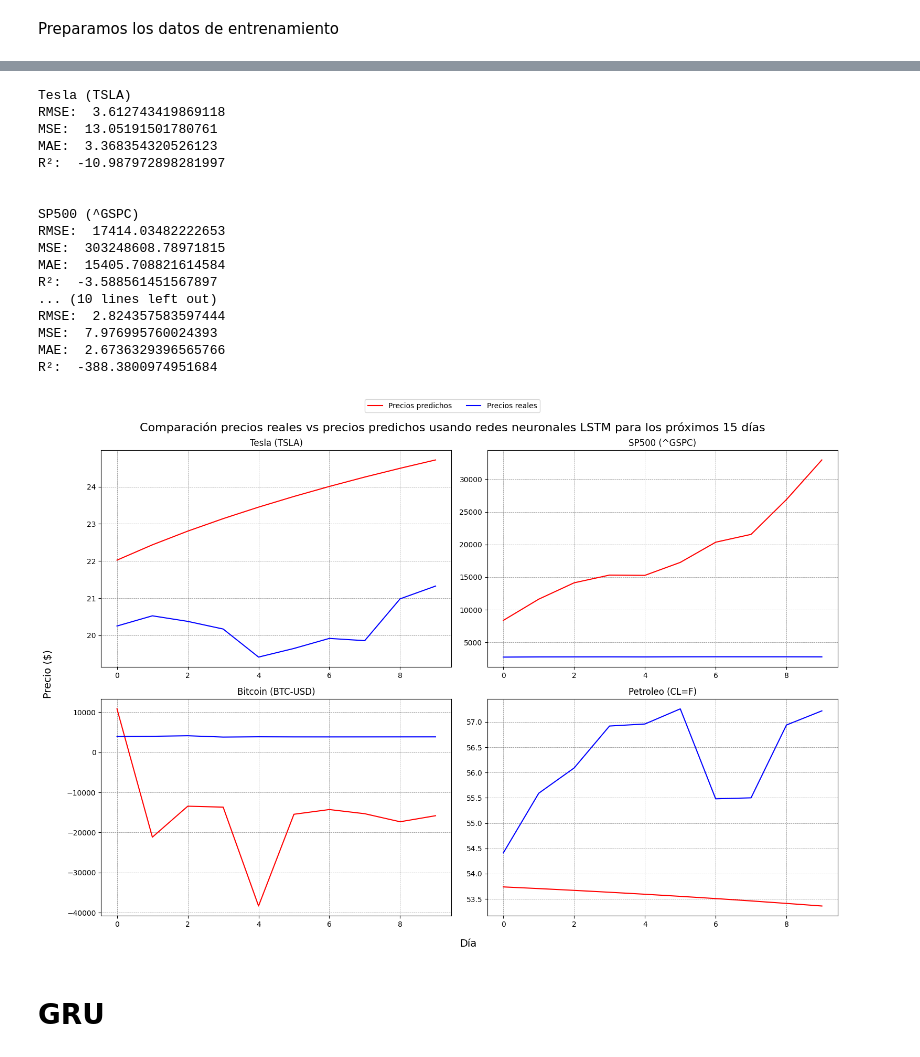
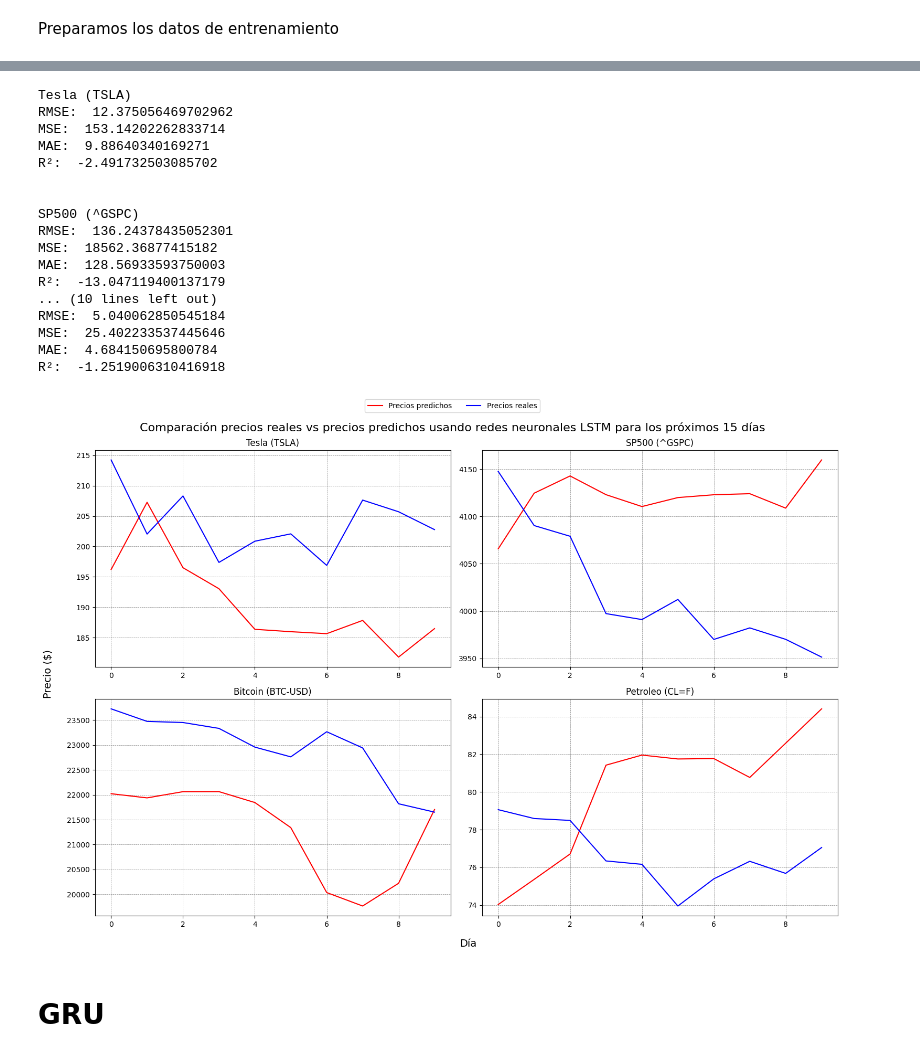
Before and after one commit to samuelvaler/TFM-PRICE-PREDICTION, a Jupyter notebook: Predicciones_2019/TFM_2010_2019.ipynb, the cells around one changed output, grey strips where cells are left out. Cells and saved outputs as stored; diff of their text form; code cells hidden in the pictures.

```diff
--- a/Predicciones_2019/TFM_2010_2019.ipynb
+++ b/Predicciones_2019/TFM_2010_2019.ipynb
@@ -28,9 +28,9 @@ from keras.wrappers.scikit_learn import KerasRegressor
 Definimos las fechas de inicio y fin de train y test
 # %%
 fecha_inicio_train = '2010-01-01'
-fecha_fin_train = '2019-01-01'
-fecha_inicio_test = '2019-01-02'
-fecha_fin_test = '2019-06-01'
+fecha_fin_train = '2023-01-01'
+fecha_inicio_test = '2023-01-02'
+fecha_fin_test = '2023-05-01'
 # %% [markdown]
 Obtenemos los datos de train
 # %%
@@ -620,7 +608,7 @@ Preparamos los datos de entrenamiento
 # Número de pasos de tiempo en cada ventana
 pasos_tesla = 30
 pasos_sp500 = 30
-pasos_bitcoin = 50
+pasos_bitcoin = 30
 pasos_petroleo = 30
 
 # Creamos los dataframes
@@ -643,7 +631,9 @@ y_petroleo_t, x_petroleo_t = create_time_series_dataset(datos_petroleo_test, pas
 # %%
 def create_lstm(units, activation):
     model = Sequential()
-    model.add(LSTM(units=units, activation=activation, input_shape=(None, 1), return_sequences=False))
+    model.add(LSTM(units=units, activation=activation, input_shape=(None, 1), return_sequences=True))
+    model.add(LSTM(units=units, activation=activation, return_sequences=True))
+    model.add(LSTM(units=units, activation=activation, return_sequences=False))
     model.add(Dense(units=1))
     model.compile(optimizer='adam', loss='mean_squared_error')
     return model
@@ -783,46 +773,46 @@ R²:  0.9028976833227795
 # %%
-dias = 12
+dias = 15
 
 fig, axs = plt.subplots(2, 2, figsize=(15, 10))
 
 y_pred_tesla_t = predict_n_days_red(datos_tesla_test[pasos_tesla:pasos_tesla*3], pasos_tesla, dias, lstm_tesla)
 evaluate_model_seguidos(y_pred_tesla_t, y_tesla_t[0:dias], "Tesla (TSLA)", axs[0, 0], scaler_tesla)
 
 y_pred_sp500_t = predict_n_days_red(datos_sp500_test[pasos_sp500:pasos_sp500*3], pasos_sp500, dias, lstm_sp500)
 evaluate_model_seguidos(y_pred_sp500_t, y_sp500_t[0:dias], "SP500 (^GSPC)", axs[0, 1], scaler_sp500)
 
 y_pred_bitcoin_t = predict_n_days_red(datos_bitcoin_test[pasos_bitcoin:pasos_bitcoin*3], pasos_bitcoin, dias, lstm_bitcoin)
 evaluate_model_seguidos(y_pred_bitcoin_t, y_bitcoin_t[0:dias], "Bitcoin (BTC-USD)", axs[1, 0], scaler_bitcoin)
 
 y_pred_petroleo_t = predict_n_days_red(datos_petroleo_test[pasos_petroleo:pasos_petroleo*3], pasos_petroleo, dias, lstm_petroleo)
 evaluate_model_seguidos(y_pred_petroleo_t, y_petroleo_t[0:dias], "Petroleo (CL=F)", axs[1, 1], scaler_petroleo)
 
 fig.text(0.52, -0.02, 'Día', ha='center', fontsize=14)
 fig.text(-0.02, 0.5, 'Precio ($)', va='center', rotation='vertical', fontsize=14)
 fig.suptitle('Comparación precios reales vs precios predichos usando redes neuronales LSTM para los próximos 15 días', fontsize=16)
 fig.legend(['Precios predichos', 'Precios reales'], loc='upper center', bbox_to_anchor=(0.5, 1.03), ncol=4)  # añade leyenda general para todo el gráfico
 
 plt.tight_layout()
 plt.show()
 # %% [output]
 Tesla (TSLA)
-RMSE:  3.612743419869118
-MSE:  13.05191501780761
-MAE:  3.368354320526123
-R²:  -10.987972898281997
+RMSE:  12.375056469702962
+MSE:  153.14202262833714
+MAE:  9.88640340169271
+R²:  -2.491732503085702
 
 
 SP500 (^GSPC)
-RMSE:  17414.03482222653
-MSE:  303248608.78971815
-MAE:  15405.708821614584
-R²:  -3.588561451567897
+RMSE:  136.24378435052301
+MSE:  18562.36877415182
+MAE:  128.56933593750003
+R²:  -13.047119400137179
 ... (10 lines left out)
-RMSE:  2.824357583597444
-MSE:  7.976995760024393
-MAE:  2.6736329396565766
-R²:  -388.3800974951684
+RMSE:  5.040062850545184
+MSE:  25.402233537445646
+MAE:  4.684150695800784
+R²:  -1.2519006310416918
-[figure, old version]
+[figure, new version]
 # %% [markdown]
 # GRU
 # %%
```
Also changed, not shown: parts of 18 cells of this notebook.
